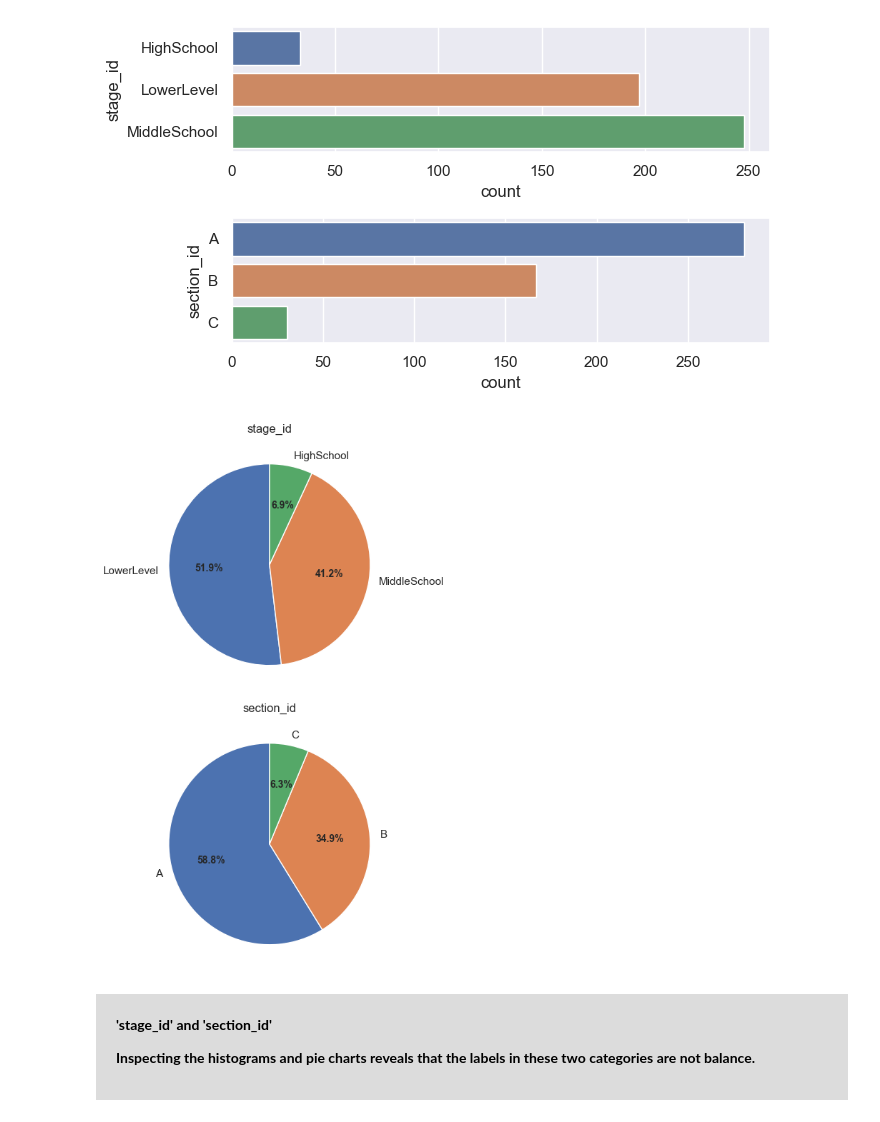
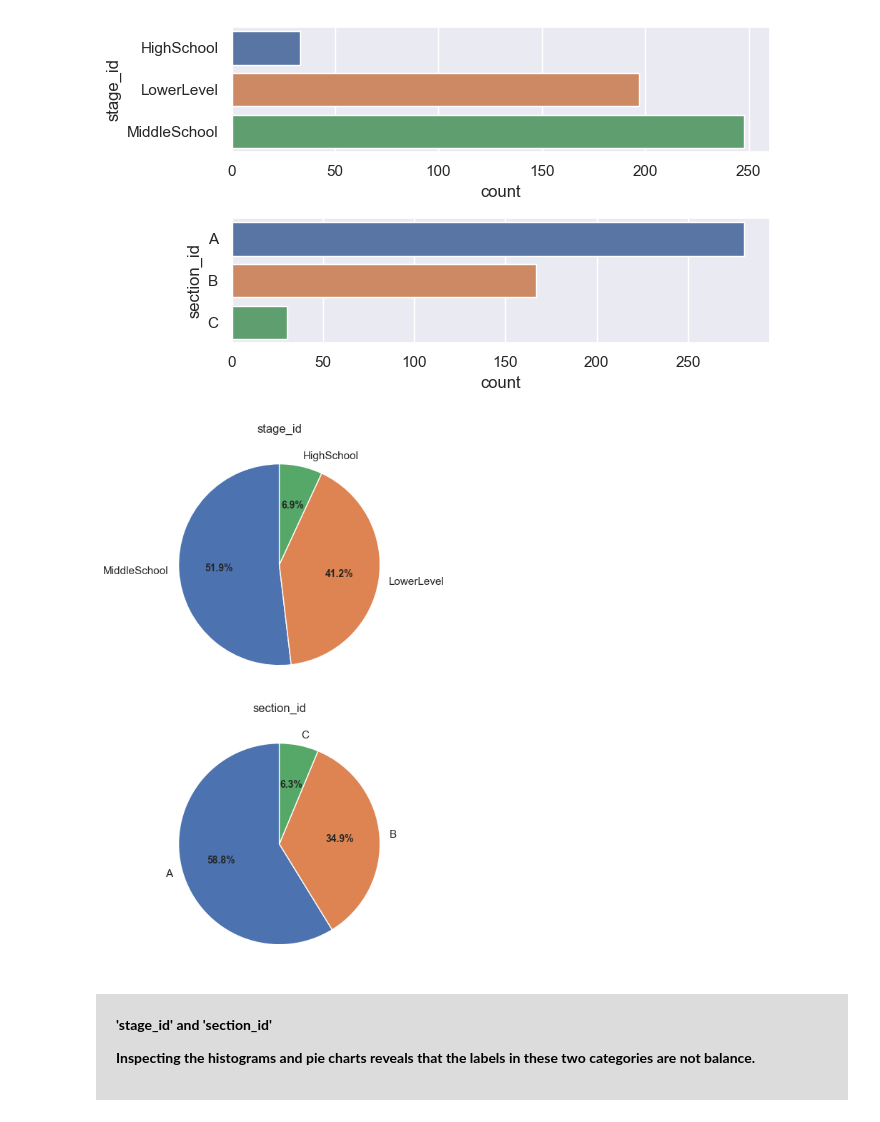
Before and after one commit to AamirKhaan/Student-Academic-Performance, a Jupyter notebook: 02_Categorical_Data_Visualization.ipynb, the cells around one changed output. Cells and saved outputs as stored; diff of their text form; code cells hidden in the pictures.

```diff
--- a/02_Categorical_Data_Visualization.ipynb
+++ b/02_Categorical_Data_Visualization.ipynb
@@ -425,0 +315,3 @@ topic
+# %%
+stage_id_df = pd.DataFrame(nominal_df['stage_id'].value_counts()).reset_index()
+stage_id_df
@@ -425,0 +338,3 @@ topic
+# %%
+section_id_df = pd.DataFrame(nominal_df['section_id'].value_counts()).reset_index()
+section_id_df
@@ -439,18 +376,18 @@ sns.countplot(ax=axs[1], y='section_id', data=nominal_df);
 [figure]
 # %%
 def pie_plot_col(r,c,name,data_frame):
-    txtLabels = tuple(data_frame['labels'].unique())
-    fractions = data_frame['counts']
+    txtLabels = tuple(data_frame['index'].unique())
+    fractions = data_frame[data_frame.columns[1]]
     _, _, autotexts = ax[c].pie(fractions, labels=txtLabels,autopct='%1.1f%%',startangle=90);
     ax[c].set_title(name)
     plt.setp(autotexts, size=10, weight="bold")
 
 fig, ax = plt.subplots(2,figsize=(8, 8), subplot_kw=dict(aspect="equal"))
 
 pie_plot_col(0,0,'stage_id',stage_id_df)
 pie_plot_col(0,1,'section_id',section_id_df)
 # %% [output]
-[figure, old version]
+[figure, new version]
 # %% [markdown]
 <div style="background-color:Gainsboro; padding:20px; text-align:justify; font-weight: bold">
  <p>'stage_id' and 'section_id'
```
Also changed, not shown: parts of 34 cells of this notebook, 7 other files.
